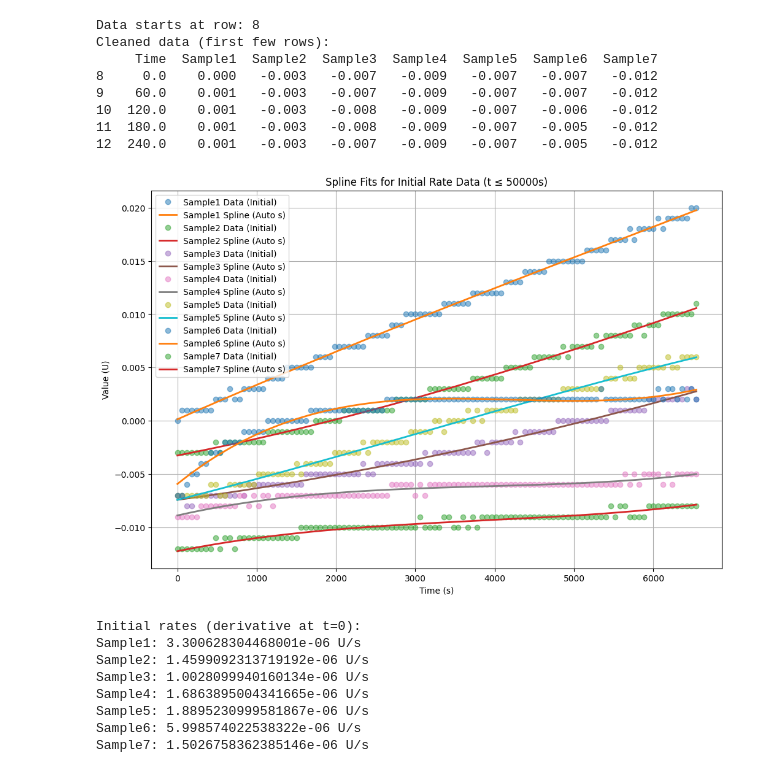
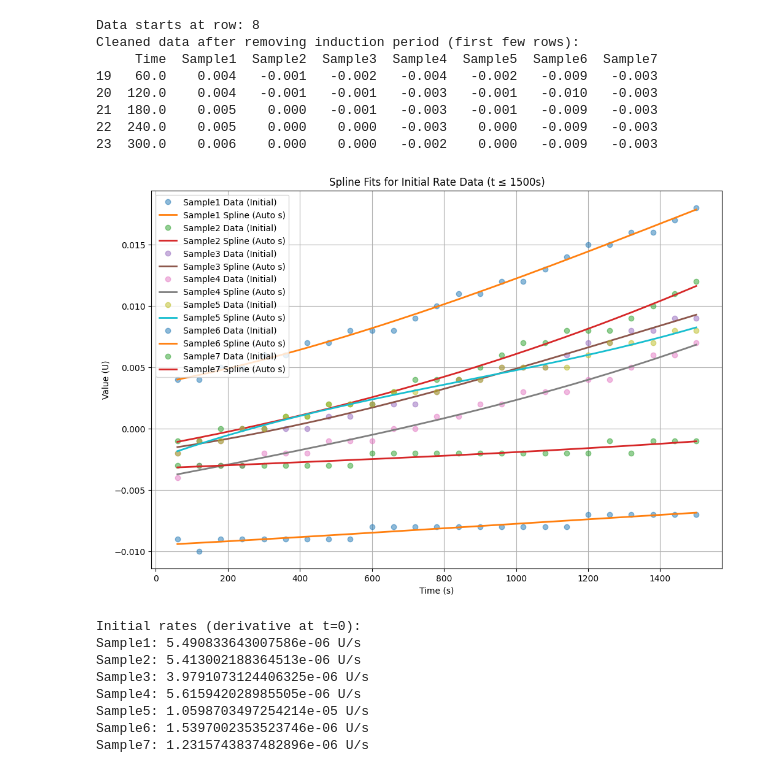
Before and after one commit to madsr2d2/masterThesis, a Jupyter notebook: test.ipynb, the cells around one changed output. Drawn from its saved outputs; the diff is of its cells as text; code cells hidden in the pictures.

```diff
--- a/test.ipynb
+++ b/test.ipynb
@@ -6,7 +6,7 @@ from scipy.interpolate import UnivariateSpline
 
 # Load the raw data
 file_path = '/home/madsr2d2/masterThesis/data/Mads/No enzyme/data3.txt'  # Adjust as needed
-file_path = '/home/madsr2d2/masterThesis/data/Mads/good data BnOH/data137.txt'  # Adjust as needed
+file_path = '/home/madsr2d2/masterThesis/data/Mads/good data BnOH/data138.txt'  # Adjust as needed
 
 # Read the data with the correct delimiter (tab-separated)
 # Read the data with the correct delimiter (tab-separated)
@@ -59,9 +59,19 @@ for i, col in enumerate(value_columns.columns):
 # Drop rows with missing values
 clean_data = clean_data.dropna()
 
+# Specify the length of the induction period
+induction_period = 600  # Adjust this value as needed (e.g., 50 seconds)
+
+# Remove the induction period
+clean_data = clean_data[clean_data['Time'] > induction_period]
+
+# Adjust the time column to reset the new start to t=0
+clean_data['Time'] = clean_data['Time'] - induction_period
+
 # Print the clean data for verification
-print("Cleaned data (first few rows):")
+print("Cleaned data after removing induction period (first few rows):")
 print(clean_data.head())
+
 
 
 # Function to restrict data to the initial rate region
@@ -146,47 +156,47 @@ def plot_initial_rates_vs_concentration(initial_rates, substrate_concentrations,
     plt.grid()
     plt.legend()
     plt.show()
 
 
 
 # Define maximum time for initial rate data
-max_time = 50000  # Adjust this value based on your reaction kinetics
+max_time = 1500  # Adjust this value based on your reaction kinetics
 
 # Dynamically detect the sample columns
 samples = [f'Sample{i+1}' for i in range(value_columns.shape[1])]
 
 # Fit splines for initial rate data
 splines = fit_and_plot_initial_rate(clean_data, samples, 'Time', max_time)
 
 # Calculate initial rates
 initial_rates = calculate_initial_rates(splines, samples)
 
 # Print the initial rates
 print("Initial rates (derivative at t=0):")
 for sample, rate in initial_rates.items():
     print(f"{sample}: {rate} U/s")
 
 # Example substrate concentrations (update with actual values as needed)
 substrate_concentrations = [1.28287363694676, 2.56574727389352, 3.84862091084028, 5.13149454778704, 6.4143681847338, 7.69724182168056, 8.98011545862733]
 substrate_concentrations = [10.816, 3.028, 0.865, 0.216]
 
 # Plot initial rates vs. substrate concentrations
-plot_initial_rates_vs_concentration(initial_rates, substrate_concentrations)
+plot_initial_rates_vs_concentration(initial_rates, substrate_concentrations, selected_samples=['Sample1', 'Sample2', 'Sample3', 'Sample4'])
 # %% [output]
 Data starts at row: 8
-Cleaned data (first few rows):
+Cleaned data after removing induction period (first few rows):
      Time  Sample1  Sample2  Sample3  Sample4  Sample5  Sample6  Sample7
-8     0.0    0.000   -0.003   -0.007   -0.009   -0.007   -0.007   -0.012
-9    60.0    0.001   -0.003   -0.007   -0.009   -0.007   -0.007   -0.012
-10  120.0    0.001   -0.003   -0.008   -0.009   -0.007   -0.006   -0.012
-11  180.0    0.001   -0.003   -0.008   -0.009   -0.007   -0.005   -0.012
-12  240.0    0.001   -0.003   -0.007   -0.009   -0.007   -0.005   -0.012
+19   60.0    0.004   -0.001   -0.002   -0.004   -0.002   -0.009   -0.003
+20  120.0    0.004   -0.001   -0.001   -0.003   -0.001   -0.010   -0.003
+21  180.0    0.005    0.000   -0.001   -0.003   -0.001   -0.009   -0.003
+22  240.0    0.005    0.000    0.000   -0.003    0.000   -0.009   -0.003
+23  300.0    0.006    0.000    0.000   -0.002    0.000   -0.009   -0.003
-[figure, old version]
+[figure, new version]
 Initial rates (derivative at t=0):
-Sample1: 3.300628304468001e-06 U/s
-Sample2: 1.4599092313719192e-06 U/s
-Sample3: 1.0028099940160134e-06 U/s
-Sample4: 1.6863895004341665e-06 U/s
-Sample5: 1.8895230999581867e-06 U/s
-Sample6: 5.998574022538322e-06 U/s
-Sample7: 1.5026758362385146e-06 U/s
+Sample1: 5.490833643007586e-06 U/s
+Sample2: 5.413002188364513e-06 U/s
+Sample3: 3.9791073124406325e-06 U/s
+Sample4: 5.615942028985505e-06 U/s
+Sample5: 1.0598703497254214e-05 U/s
+Sample6: 1.5397002353523746e-06 U/s
+Sample7: 1.2315743837482896e-06 U/s
```
Also changed, not shown: parts of 1 cell of this notebook, 9 other files.
